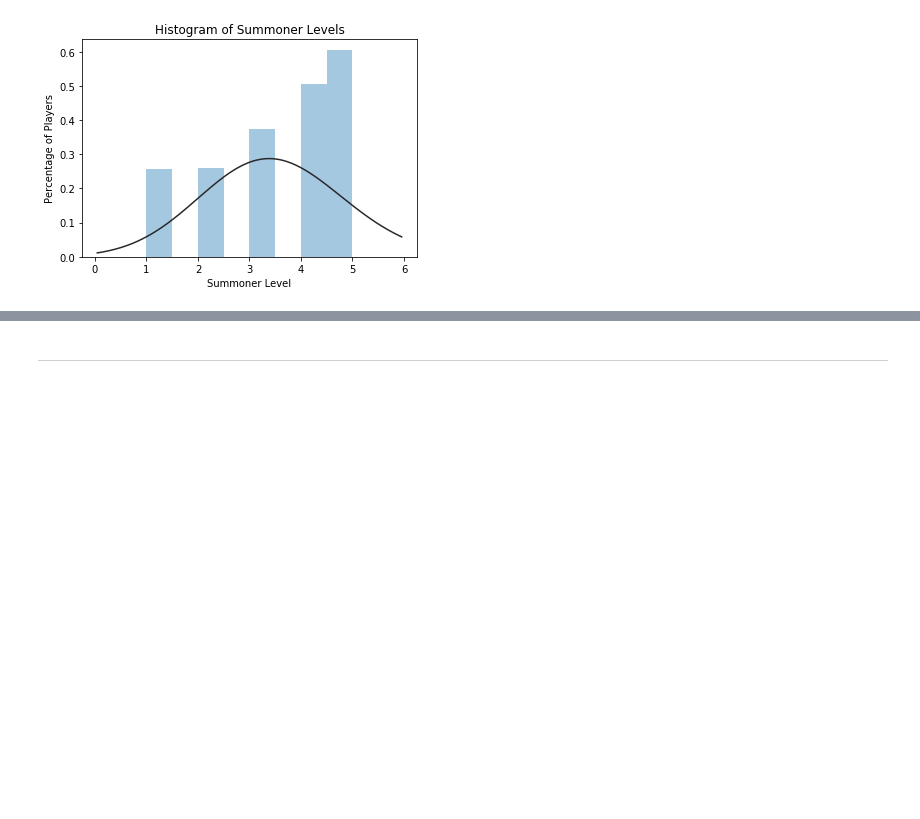
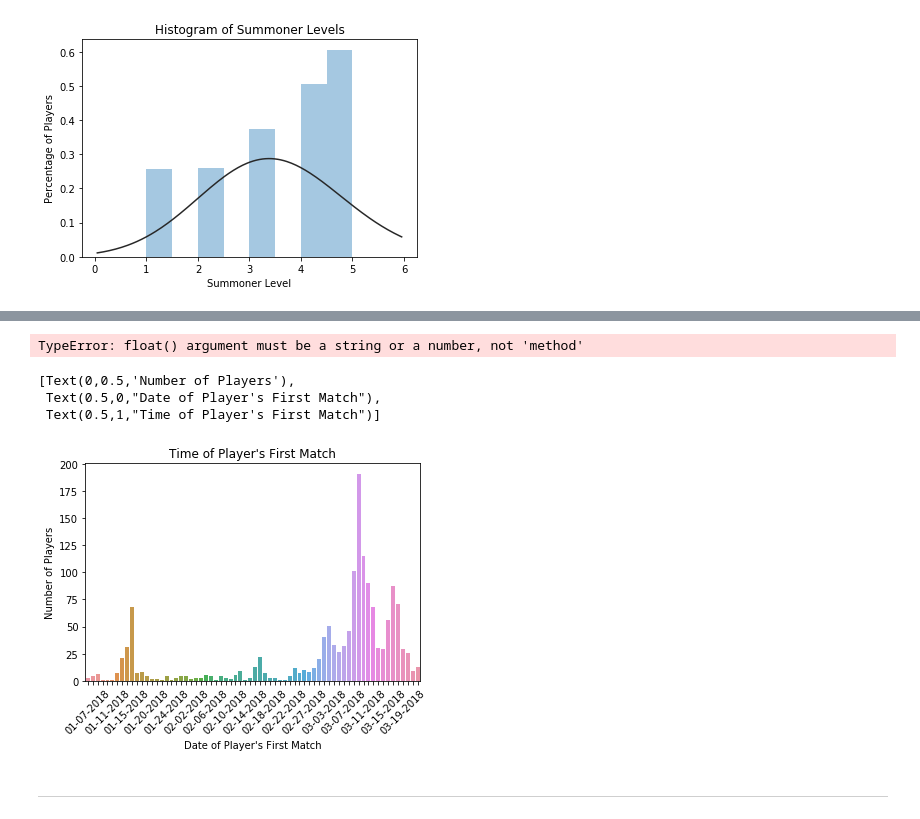
Before and after one commit to dskarbrevik/League-of-Legends-Churn-Prediction, a Jupyter notebook: LoL Churn Predictor [Part 2 - Data Cleaning and EDA].ipynb, the cells around one changed output, grey strips where cells are left out. Cells and saved outputs as stored; diff of their text form; code cells hidden in the pictures; blank space fills up the shorter version.

```diff
--- a/LoL Churn Predictor [Part 2 - Data Cleaning and EDA].ipynb
+++ b/LoL Churn Predictor [Part 2 - Data Cleaning and EDA].ipynb
@@ -385,2 +447,21 @@ Average summoner level = 3.471571906354515
+# %%
+test_plot = sns.barplot(x=test.time.dt.date, y=test.count)
+# %% [output]
+TypeError: float() argument must be a string or a number, not 'method'
+# %%
+years = [arrow.get(x).format('MM-DD-YYYY') for x in df['first_match_time']]
+df_match_creation = pd.DataFrame.from_dict(Counter(years), orient='index').reset_index()
+df_match_creation = df_match_creation.rename(columns={'index':'time', 0:'count'})
+df_match_creation = df_match_creation.sort_values(by="time")
+# %%
+ax = sns.barplot(x=df_match_creation['time'], y=df_match_creation['count'])
+[l.set_visible(False) for (i,l) in enumerate(ax.xaxis.get_ticklabels()) if i % 4 != 0]
+ax.set_xticklabels(ax.get_xticklabels(),rotation=45)
+ax.set(title="Time of Player's First Match", xlabel="Date of Player's First Match", ylabel="Number of Players")
+# %% [output]
+[Text(0,0.5,'Number of Players'),
+ Text(0.5,0,"Date of Player's First Match"),
+ Text(0.5,1,"Time of Player's First Match")]
+[figure, added]
 # %%
 # save high-res for website
```
Also changed, not shown: parts of 12 cells of this notebook, 3 other files.
